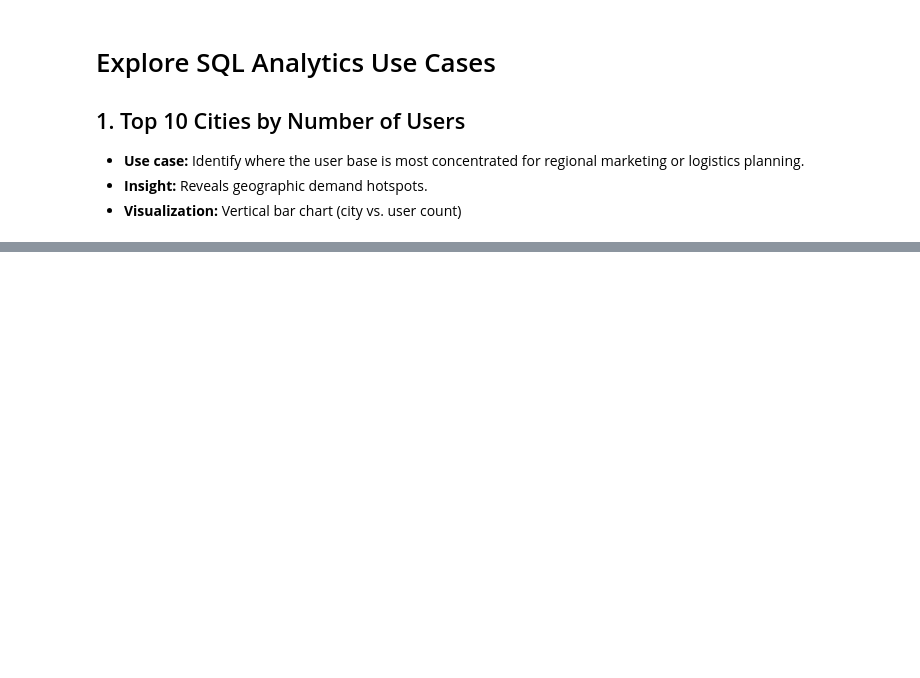
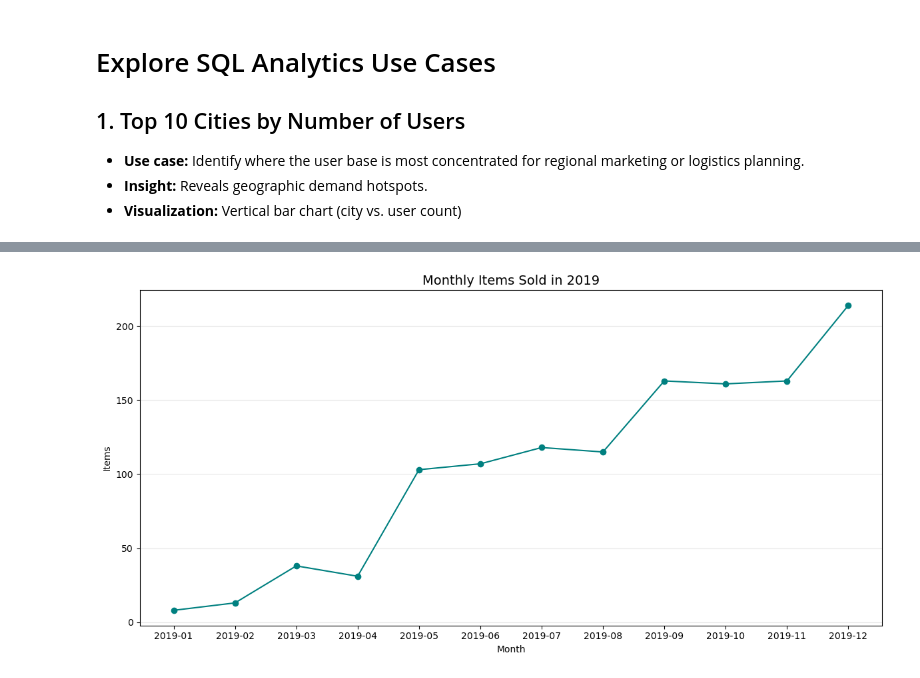
Before and after one commit to wsko/intro_to_sagemaker, a Jupyter notebook: 02_ecommerce_data_analytics_with_SageMaker_SQL.ipynb, the cells around one changed output, grey strips where cells are left out. Cells and saved outputs as stored; diff of their text form; code cells hidden in the pictures; blank space fills up the shorter version.

```diff
--- a/02_ecommerce_data_analytics_with_SageMaker_SQL.ipynb
+++ b/02_ecommerce_data_analytics_with_SageMaker_SQL.ipynb
@@ -586,0 +436,21 @@ If your OLIST dataset grows to millions of rows:
+# %%
+query = """
+SELECT
+  date_format(try_cast(oi.delivered_at AS TIMESTAMP), '%Y-%m') AS year_month,
+  COUNT(*) AS items_sold
+FROM order_items oi
+WHERE try_cast(oi.delivered_at AS TIMESTAMP) IS NOT NULL
+  AND EXTRACT(YEAR FROM try_cast(oi.delivered_at AS TIMESTAMP)) = 2019
+GROUP BY 1
+ORDER BY 1;
+"""
+
+# Execute using the %sql magic with the variable
+# Note: In most SageMaker setups, you can pass the python variable using {}
+%sql monthly_results << {query}
+
+# Convert to DataFrame
+df = monthly_results.DataFrame()
+
+#4 preview the data
+df
@@ -586,0 +474,14 @@ If your OLIST dataset grows to millions of rows:
+# %%
+# 1. Create the plot
+plt.figure(figsize=(12, 6))
+plt.plot(df['year_month'], df['items_sold'], marker='o', linestyle='-', color='teal')
+
+plt.title('Monthly Items Sold in 2019', fontsize=14)
+plt.ylabel('Items')
+plt.xlabel('Month')
+plt.grid(True, axis='y', alpha=0.3)
+
+plt.tight_layout() # Ensures labels don't get cut off
+plt.show()
+# %% [output]
+[figure, added]
```
Also changed, not shown: parts of 43 cells of this notebook, 1 other file.
